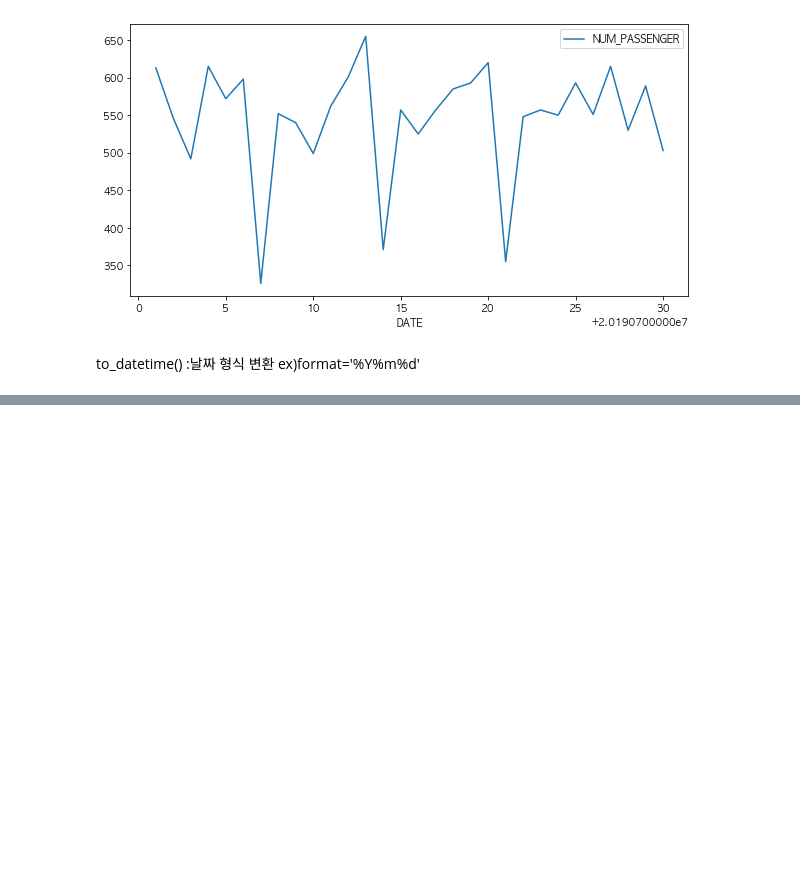
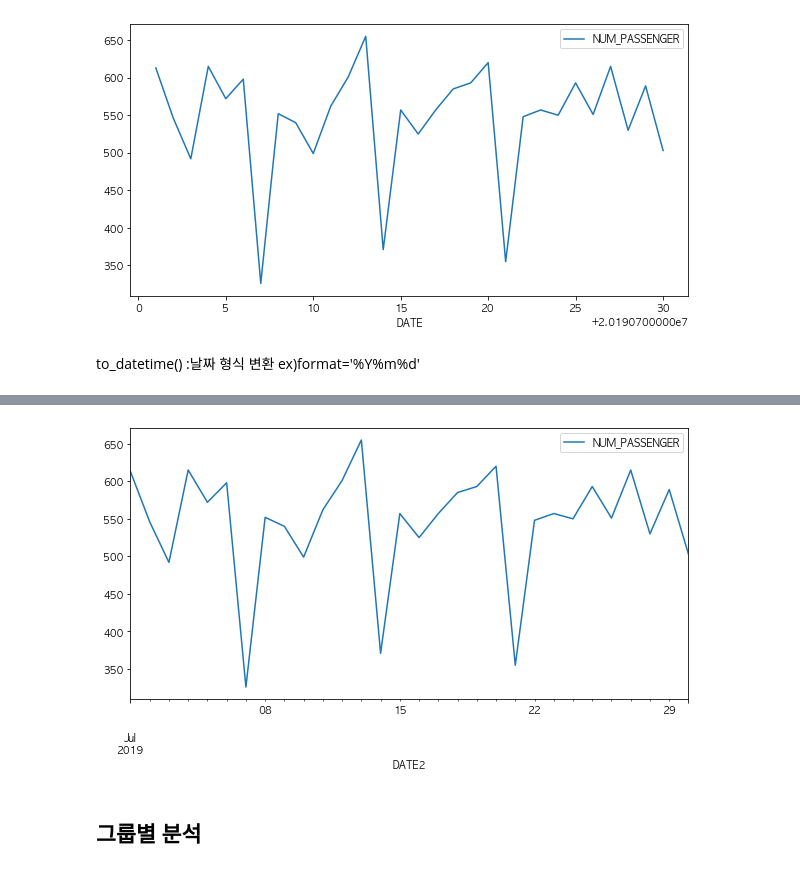
Before and after one commit to g-gg-ggg/Data-Visualization-2022-, a Jupyter notebook: _notebooks/2022-09-29-(d개론).ipynb, the cells around one changed output, grey strips where cells are left out. Drawn from its saved outputs; the diff is of its cells as text; code cells hidden in the pictures; blank space fills up the shorter version.

```diff
--- a/_notebooks/2022-09-29-(d개론).ipynb
+++ b/_notebooks/2022-09-29-(d개론).ipynb
@@ -385,3 +385,6 @@ train2.plot(x='DATE', y="NUM_PASSENGER") #날짜별 승객데이터 확인 가
 [figure]
 # %% [markdown]
 to_datetime() :날짜 형식 변환 ex)format='%Y%m%d'
+# %%
+train2['DATE2'] = pd.to_datetime(train2['DATE'], format='%Y%m%d')
+train2
@@ -387,0 +414,6 @@ to_datetime() :날짜 형식 변환 ex)format='%Y%m%d'
+# %%
+train2.plot(x='DATE2', y="NUM_PASSENGER");
+# %% [output]
+[figure, added]
+# %% [markdown]
+## 그룹별 분석
```
Also changed, not shown: parts of 1 cell of this notebook.
